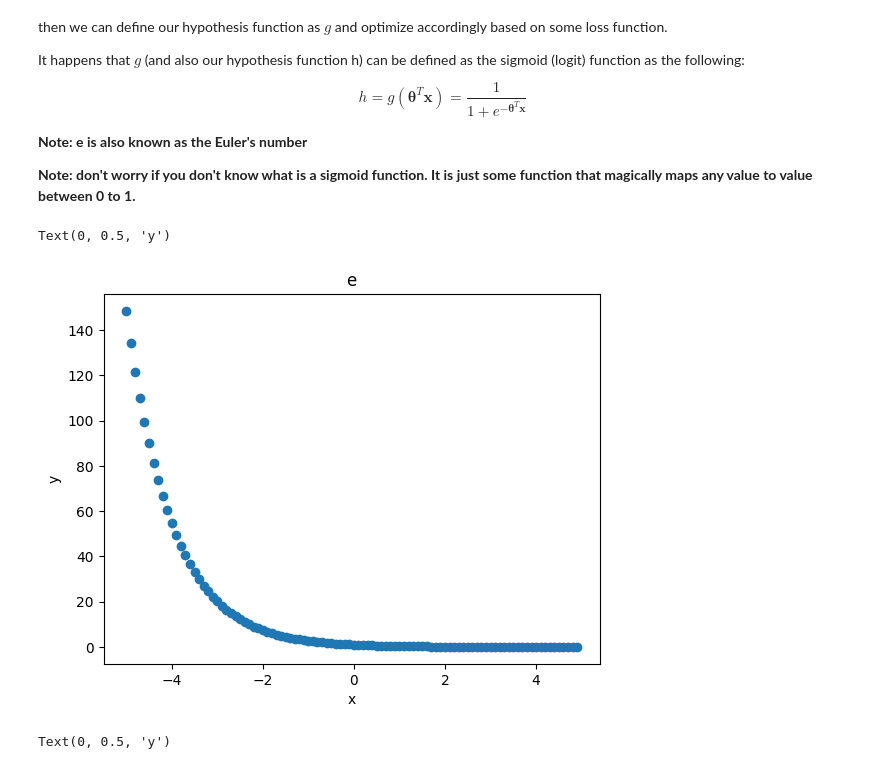
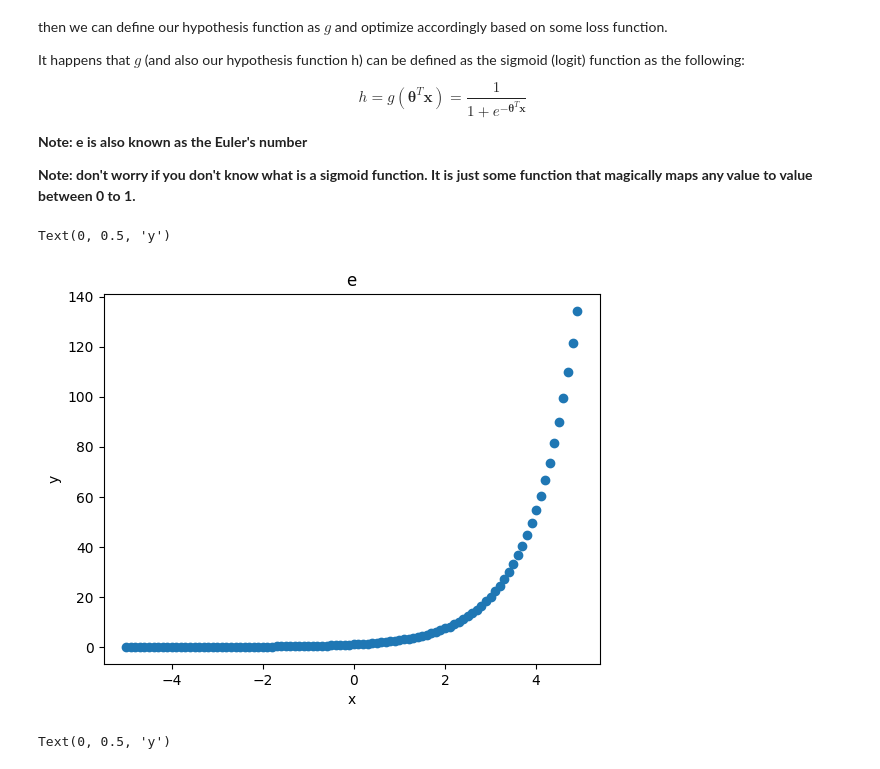
Before and after one commit to UkeshThapa/Summer-ML-Training, a Jupyter notebook: data_science_course.ipynb, the cells around one changed output. Cells and saved outputs as stored; diff of their text form; code cells hidden in the pictures.

```diff
--- a/data_science_course.ipynb
+++ b/data_science_course.ipynb
@@ -3085,19 +3114,20 @@ $$ h = g(\boldsymbol{\theta}^T\mathbf{x}) = \frac{1}{1+e^{-\boldsymbol{\theta}^T
 # %%
 # test for euler
 import numpy as np
 import matplotlib.pyplot as plt
-euler = lambda x: np.exp(-x)
+
+euler = lambda x: np.exp(x) #lambda function
 x = np.arange(-5,5,0.1)
 y = euler(x)
 
 # Plot the sigmoid
 plt.scatter(x, y)
 plt.title('e')
 plt.xlabel('x')
 plt.ylabel('y')
 # %% [output]
 Text(0, 0.5, 'y')
-[figure, old version]
+[figure, new version]
 # %%
 ##### Sigmoid
 sigmoid_gen = lambda x: (1+np.exp(-x))**-1
```
Also changed, not shown: parts of 12 cells of this notebook, 1 other file.
